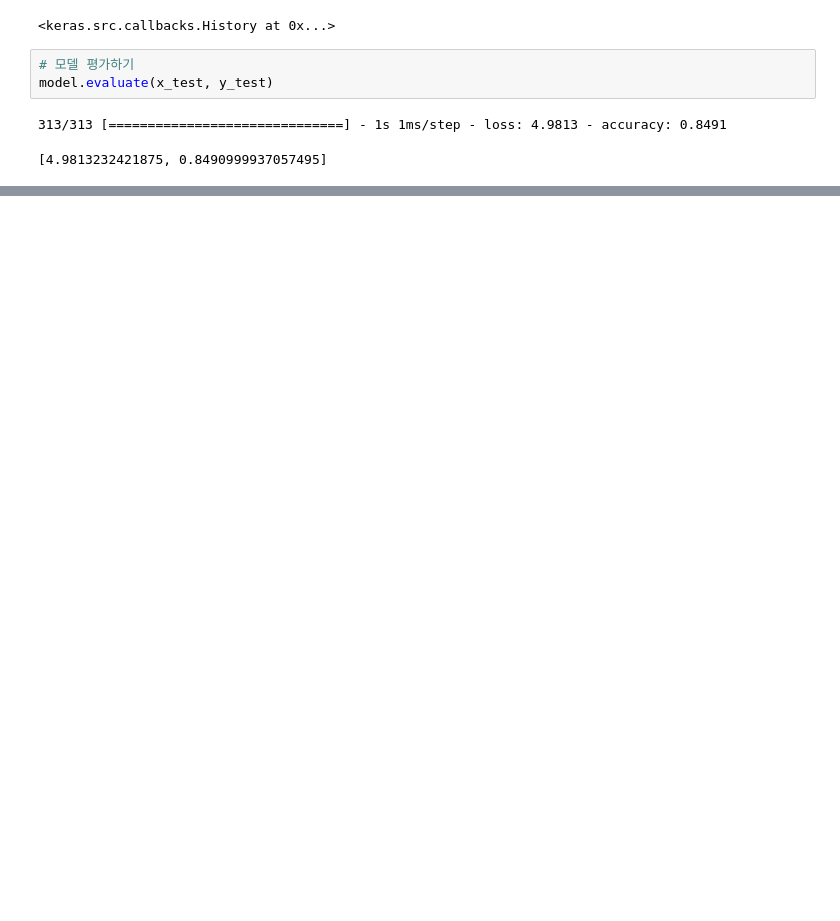
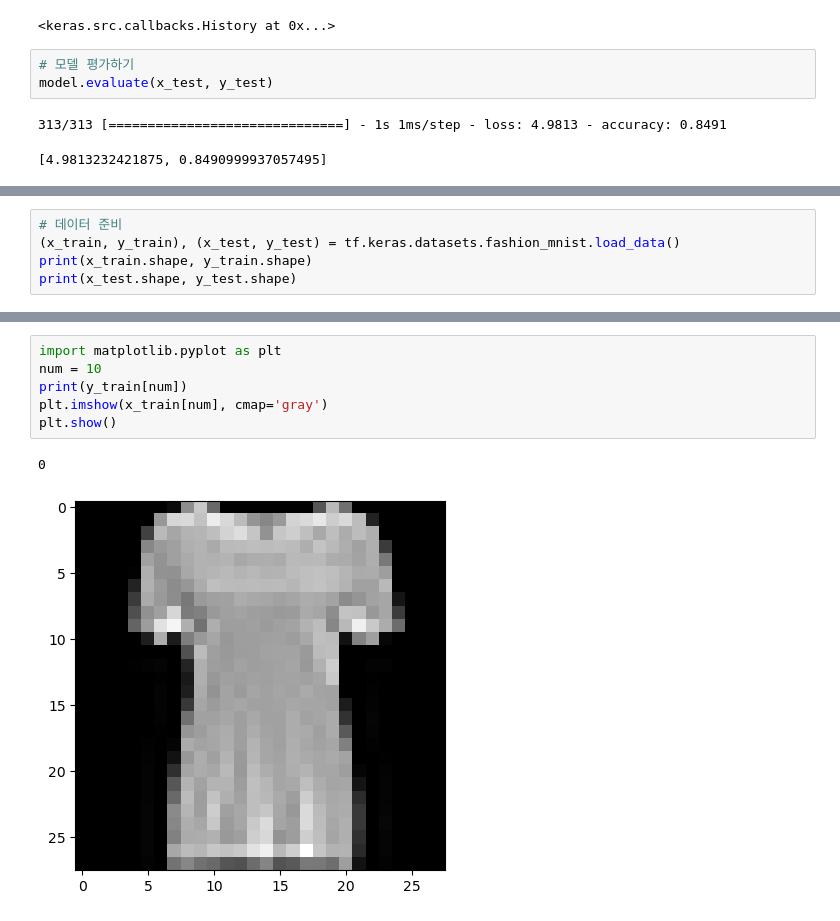
Before and after one commit to Leon-real/Study, a Jupyter notebook: 6.DeepLearning/jupyter/flatten_convolution_pooling/MNIST.ipynb, the cells around one changed output, grey strips where cells are left out. Cells and saved outputs as stored; diff of their text form; blank space fills up the shorter version.

```diff
--- a/6.DeepLearning/jupyter/flatten_convolution_pooling/MNIST.ipynb
+++ b/6.DeepLearning/jupyter/flatten_convolution_pooling/MNIST.ipynb
@@ -73,0 +73,5 @@ model.evaluate(x_test, y_test)
+# %%
+# 데이터 준비
+(x_train, y_train), (x_test, y_test) = tf.keras.datasets.fashion_mnist.load_data()
+print(x_train.shape, y_train.shape)
+print(x_test.shape, y_test.shape)
@@ -73,0 +89,9 @@ model.evaluate(x_test, y_test)
+# %%
+import matplotlib.pyplot as plt
+num = 10
+print(y_train[num])
+plt.imshow(x_train[num], cmap='gray')
+plt.show()
+# %% [output]
+0
+[figure, added]
```
Also changed, not shown: parts of 8 cells of this notebook, 4 other files.
